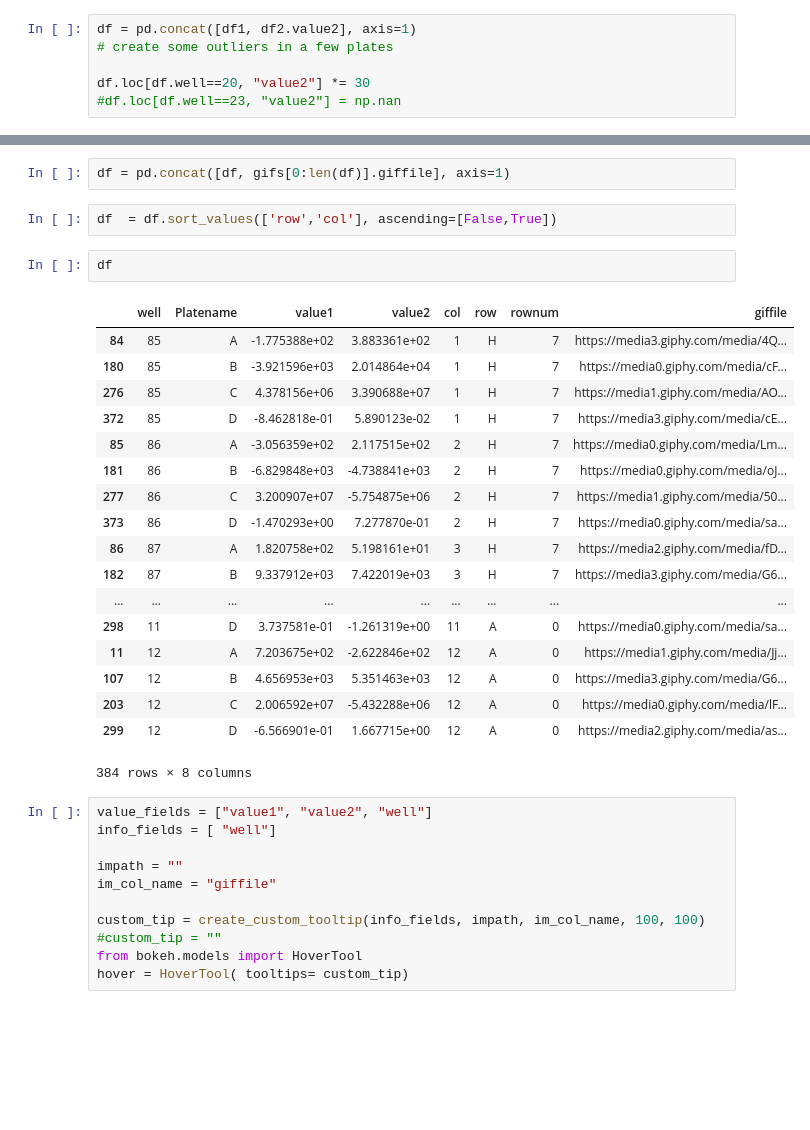
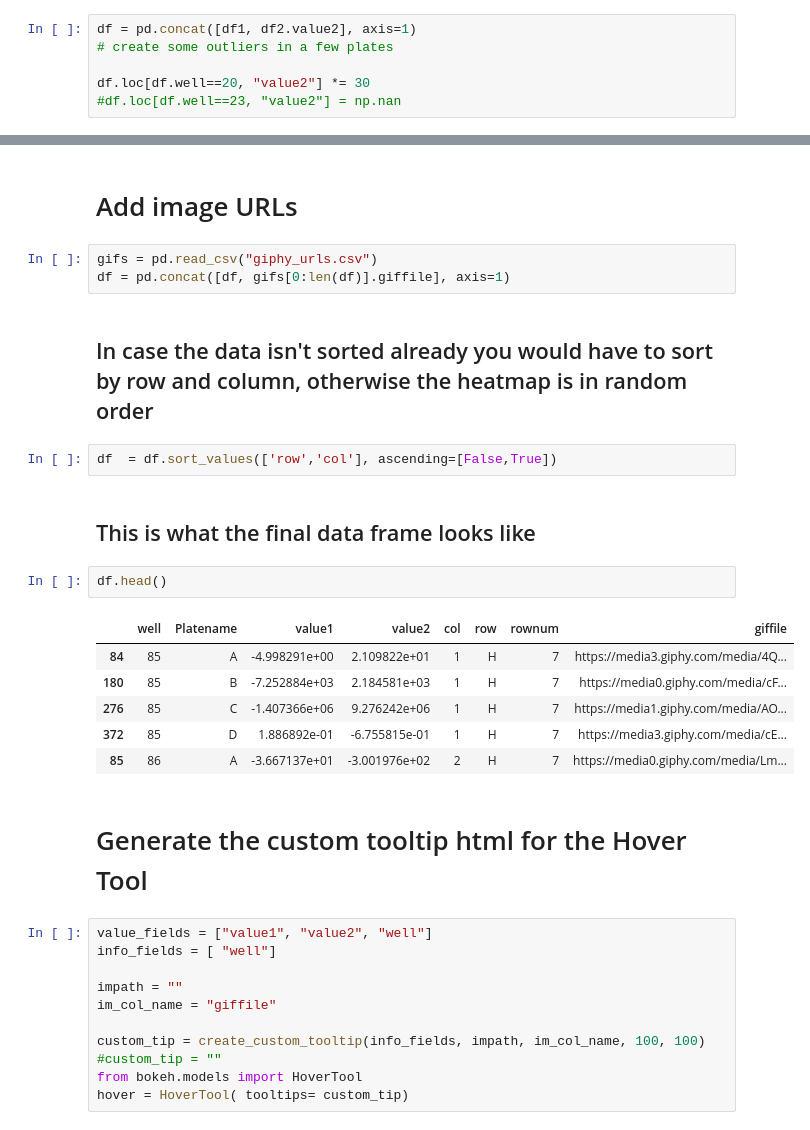
Before and after one commit to VolkerH/my_hv_gallery, a Jupyter notebook: Plateviewer/Plateviewer.ipynb, the cells around one changed output, grey strips where cells are left out. Saved outputs shown, nothing was run; the diff lists cells and outputs as text; blank space fills up the shorter version.

```diff
--- a/Plateviewer/Plateviewer.ipynb
+++ b/Plateviewer/Plateviewer.ipynb
@@ -38,28 +66,25 @@ gifs = pd.read_csv("giphy_urls.csv")
+# %% [markdown]
+# Add image URLs
 # %%
+gifs = pd.read_csv("giphy_urls.csv")
 df = pd.concat([df, gifs[0:len(df)].giffile], axis=1)
+# %% [markdown]
+## In case the data isn't sorted already you would have to sort by row and column, otherwise the heatmap is in random order
 # %%
 df  = df.sort_values(['row','col'], ascending=[False,True])
+# %% [markdown]
+## This is what the final data frame looks like
 # %%
-df
+df.head()
 # %% [output]
 |  | well | Platename | value1 | value2 | col | row | rownum | giffile |
-| 84 | 85 | A | -1.775388e+02 | 3.883361e+02 | 1 | H | 7 | https://media3.giphy.com/media/4Q... |
-| 180 | 85 | B | -3.921596e+03 | 2.014864e+04 | 1 | H | 7 | https://media0.giphy.com/media/cF... |
-| 276 | 85 | C | 4.378156e+06 | 3.390688e+07 | 1 | H | 7 | https://media1.giphy.com/media/AO... |
-| 372 | 85 | D | -8.462818e-01 | 5.890123e-02 | 1 | H | 7 | https://media3.giphy.com/media/cE... |
-| 85 | 86 | A | -3.056359e+02 | 2.117515e+02 | 2 | H | 7 | https://media0.giphy.com/media/Lm... |
-| 181 | 86 | B | -6.829848e+03 | -4.738841e+03 | 2 | H | 7 | https://media0.giphy.com/media/oJ... |
-| 277 | 86 | C | 3.200907e+07 | -5.754875e+06 | 2 | H | 7 | https://media1.giphy.com/media/50... |
-| 373 | 86 | D | -1.470293e+00 | 7.277870e-01 | 2 | H | 7 | https://media0.giphy.com/media/sa... |
-| 86 | 87 | A | 1.820758e+02 | 5.198161e+01 | 3 | H | 7 | https://media2.giphy.com/media/fD... |
-| 182 | 87 | B | 9.337912e+03 | 7.422019e+03 | 3 | H | 7 | https://media3.giphy.com/media/G6... |
-| ... | ... | ... | ... | ... | ... | ... | ... | ... |
-| 298 | 11 | D | 3.737581e-01 | -1.261319e+00 | 11 | A | 0 | https://media0.giphy.com/media/sa... |
-| 11 | 12 | A | 7.203675e+02 | -2.622846e+02 | 12 | A | 0 | https://media1.giphy.com/media/Jj... |
-| 107 | 12 | B | 4.656953e+03 | 5.351463e+03 | 12 | A | 0 | https://media3.giphy.com/media/G6... |
-| 203 | 12 | C | 2.006592e+07 | -5.432288e+06 | 12 | A | 0 | https://media0.giphy.com/media/lF... |
-| 299 | 12 | D | -6.566901e-01 | 1.667715e+00 | 12 | A | 0 | https://media2.giphy.com/media/as... |
+| 84 | 85 | A | -4.998291e+00 | 2.109822e+01 | 1 | H | 7 | https://media3.giphy.com/media/4Q... |
+| 180 | 85 | B | -7.252884e+03 | 2.184581e+03 | 1 | H | 7 | https://media0.giphy.com/media/cF... |
+| 276 | 85 | C | -1.407366e+06 | 9.276242e+06 | 1 | H | 7 | https://media1.giphy.com/media/AO... |
+| 372 | 85 | D | 1.886892e-01 | -6.755815e-01 | 1 | H | 7 | https://media3.giphy.com/media/cE... |
+| 85 | 86 | A | -3.667137e+01 | -3.001976e+02 | 2 | H | 7 | https://media0.giphy.com/media/Lm... |
-384 rows × 8 columns
+# %% [markdown]
+# Generate the custom tooltip html for the Hover Tool
 # %%
 value_fields = ["value1", "value2", "well"]
 info_fields = [ "well"]
```
Also changed, not shown: parts of 9 cells of this notebook.
